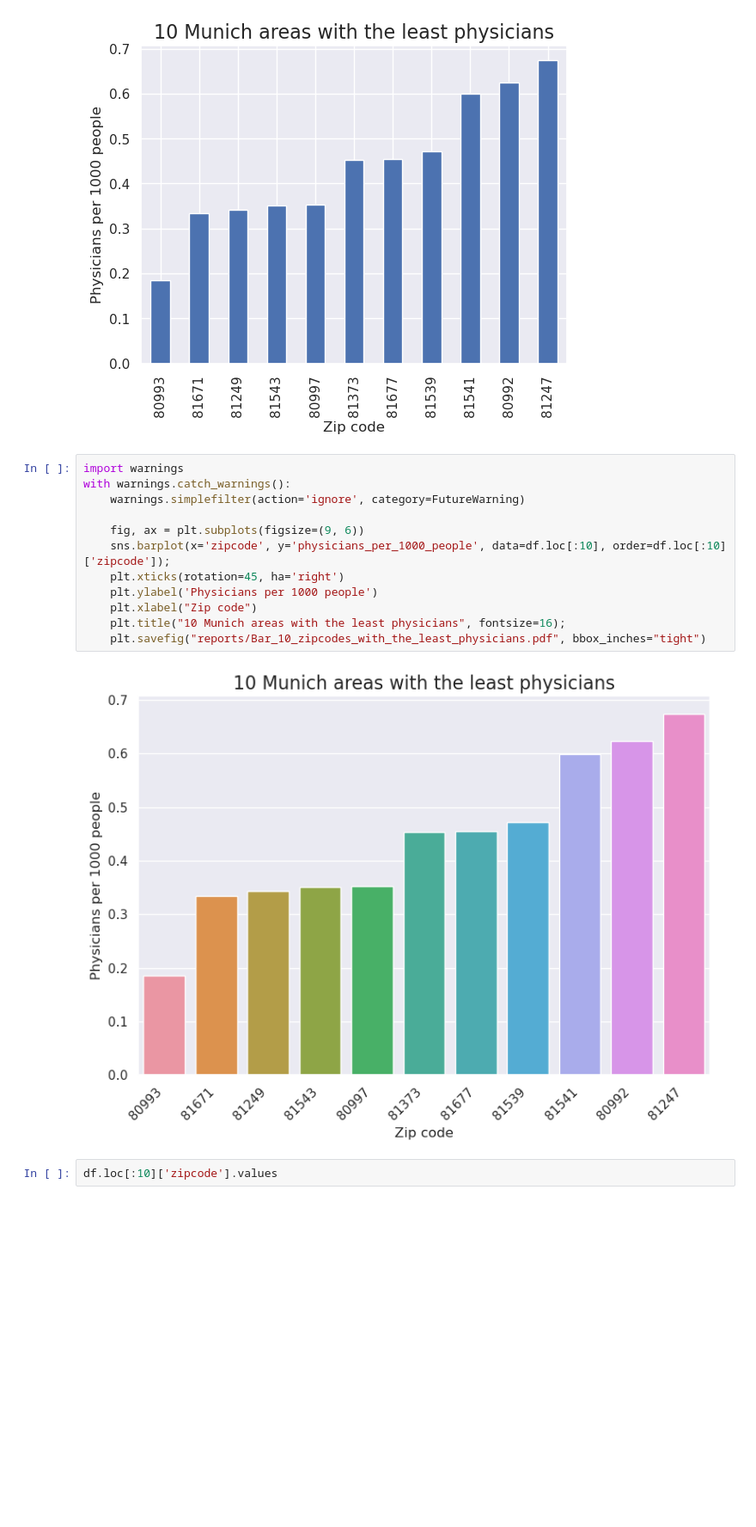
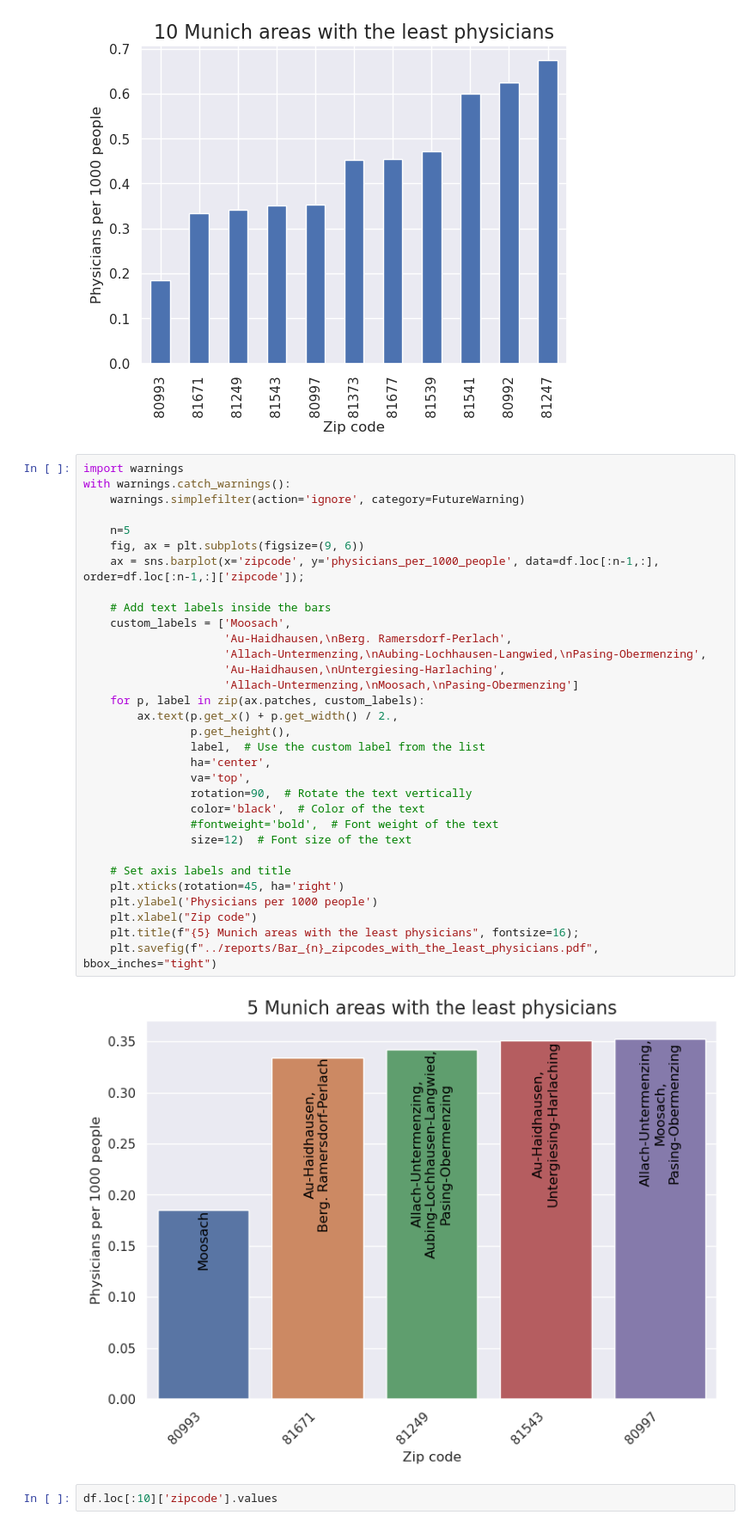
Before and after one commit to nav1515/physician-germany, a Jupyter notebook: data/bar_charts.ipynb, the cells around one changed output. Shown at 86% size. Cells and saved outputs as stored; diff of their text form; blank space fills up the shorter version.

Commit message:
Add region labels to a bar plot

```diff
--- a/data/bar_charts.ipynb
+++ b/data/bar_charts.ipynb
@@ -27,17 +27,37 @@ plt.title("10 Munich areas with the least physicians", fontsize=16);
 # %%
 import warnings
 with warnings.catch_warnings():
     warnings.simplefilter(action='ignore', category=FutureWarning)
 
+    n=5
     fig, ax = plt.subplots(figsize=(9, 6))
-    sns.barplot(x='zipcode', y='physicians_per_1000_people', data=df.loc[:10], order=df.loc[:10]['zipcode']);
+    ax = sns.barplot(x='zipcode', y='physicians_per_1000_people', data=df.loc[:n-1,:], order=df.loc[:n-1,:]['zipcode']);
+
+    # Add text labels inside the bars
+    custom_labels = ['Moosach',
+                     'Au-Haidhausen,\nBerg. Ramersdorf-Perlach',
+                     'Allach-Untermenzing,\nAubing-Lochhausen-Langwied,\nPasing-Obermenzing',
+                     'Au-Haidhausen,\nUntergiesing-Harlaching',
+                     'Allach-Untermenzing,\nMoosach,\nPasing-Obermenzing']
+    for p, label in zip(ax.patches, custom_labels):
+        ax.text(p.get_x() + p.get_width() / 2.,
+                p.get_height(),
+                label,  # Use the custom label from the list
+                ha='center',
+                va='top',
+                rotation=90,  # Rotate the text vertically
+                color='black',  # Color of the text
+                #fontweight='bold',  # Font weight of the text
+                size=12)  # Font size of the text
+
+    # Set axis labels and title
     plt.xticks(rotation=45, ha='right')
     plt.ylabel('Physicians per 1000 people')
     plt.xlabel("Zip code")
-    plt.title("10 Munich areas with the least physicians", fontsize=16);
-    plt.savefig("reports/Bar_10_zipcodes_with_the_least_physicians.pdf", bbox_inches="tight")
+    plt.title(f"{5} Munich areas with the least physicians", fontsize=16);
+    plt.savefig(f"../reports/Bar_{n}_zipcodes_with_the_least_physicians.pdf", bbox_inches="tight")
 # %% [output]
-[figure, old version]
+[figure, new version]
 # %%
 df.loc[:10]['zipcode'].values
 # %% [output]
```
Also changed, not shown: 2 other files.
